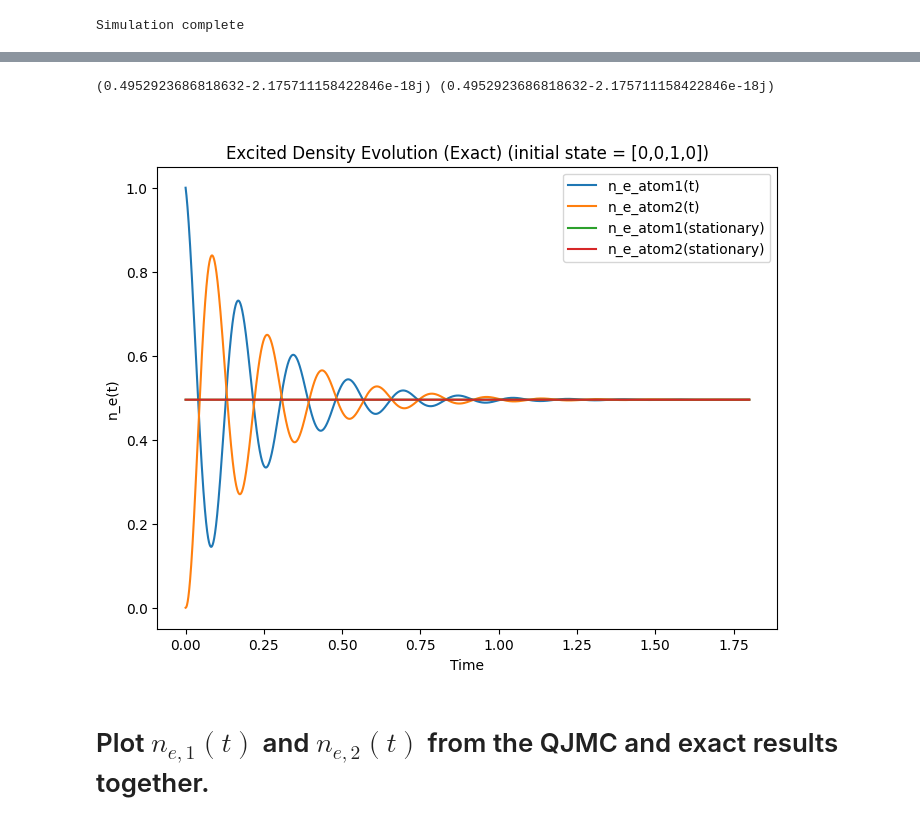
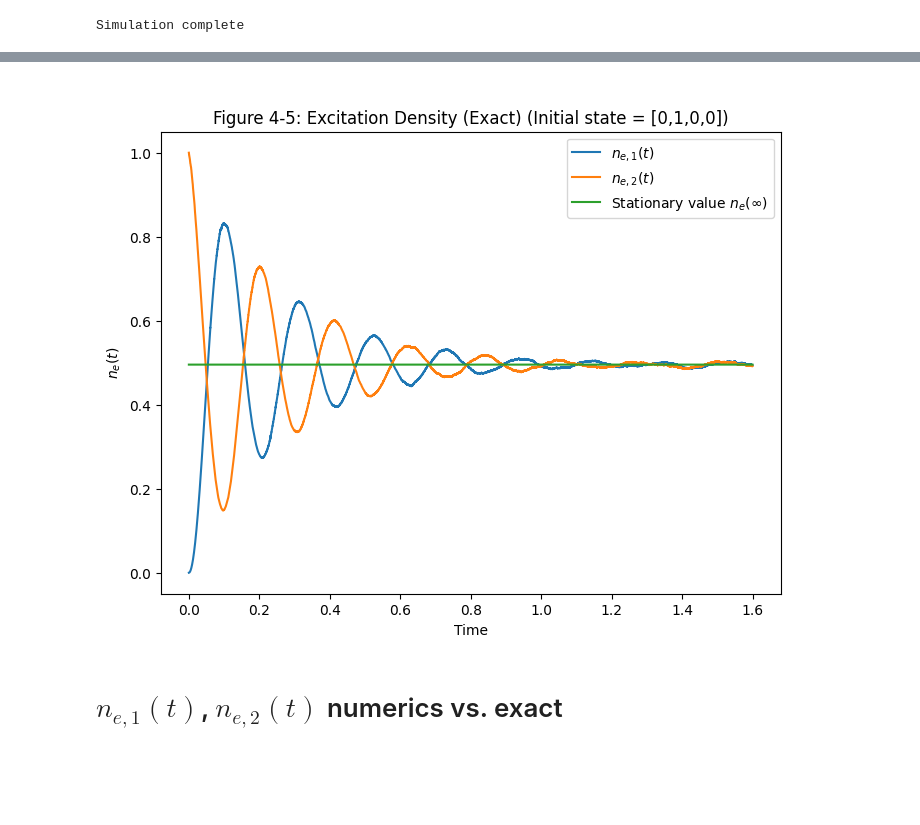
Before and after one commit to JSKao/Computational-Quantum-Many-Body-Physics, a Jupyter notebook: QJMC.ipynb, the cells around one changed output, grey strips where cells are left out. Drawn from its saved outputs; the diff is of its cells as text; code cells hidden in the pictures; blank space fills up the shorter version.

```diff
--- a/QJMC.ipynb
+++ b/QJMC.ipynb
@@ -403,17 +423,20 @@ for n in range(N):
     N_ne1_sum += N_ne1_values[n]
     N_ne2_sum += N_ne2_values[n]
 
-N_ne1_avg = N_ne1_sum / N
-N_ne2_avg = N_ne2_sum / N
+ne_avg2 = [[],[]]
+avg1 = N_ne1_sum / N
+avg2 = N_ne2_sum / N
+ne_avg2[0].append(avg1)
+ne_avg2[0].append(avg2)
 
 
 plt.figure(figsize=(8,6))
-plt.plot(time_values, N_ne1_avg, label='ne_atom1(t)')
-plt.plot(time_values, N_ne2_avg, label='ne_atom2(t)')
+plt.plot(time_values, ne_avg2[0][0], label=r'$n_{e,1}(t)$')
+plt.plot(time_values, ne_avg2[0][1], label=r'$n_{e,2}(t)$')
 
-plt.title('Figure 4-1: Excited Density Evolution(QJMC) (initial state = [1,0,0,0])')
+plt.title('Figure 4-1: Excitation Density (QJMC) (initial state = [1,0,0,0])')
 plt.xlabel('Time')
-plt.ylabel('n_e(t)')
+plt.ylabel(r'$n_e(t)$')
 plt.legend()
 plt.show()
 # %% [output]
@@ -475,3 +622,19 @@ print("Simulation complete")
 Simulation complete
 # %% [markdown]
 <a id="Figure4"></a>
+# %%
+time_values = time_values[:t_length]
+for n in range(N):
+    N_ne1_values[n]=N_ne1_values[n][:t_length]
+    N_ne2_values[n]=N_ne2_values[n][:t_length]
+
+N_ne1_sum = np.array([0+0j]*len(N_ne1_values[0]), dtype=complex)
+N_ne2_sum = np.array([0+0j]*len(N_ne2_values[0]), dtype=complex)
+for n in range(N):
+    N_ne1_sum += N_ne1_values[n]
+    N_ne2_sum += N_ne2_values[n]
+
+avg1 = N_ne1_sum / N
+avg2 = N_ne2_sum / N
+ne_avg2[1].append(avg1)
+ne_avg2[1].append(avg2)
@@ -580,27 +740,21 @@ for t in time_values:
-# %%
-# n_e1 and n_e2 of stationary state
-print(n_e_1_infty,n_e_2_infty)
-# %% [output]
-(0.4952923686818632-2.175711158422846e-18j) (0.4952923686818632-2.175711158422846e-18j)
 # %% [markdown]
-<a id="Figure5"></a>
+<a id="Figure4-5"></a>
 # %%
 # Plot
-
 plt.figure(figsize=(8,6))
 
-plt.plot(time_values, n_e_1, label='n_e_atom1(t)')
-plt.plot(time_values, n_e_2, label='n_e_atom2(t)')
-plt.plot(time_values, n_e_1_infty_values, label='n_e_atom1(stationary)')
-plt.plot(time_values, n_e_2_infty_values, label='n_e_atom2(stationary)')
-plt.title('Figure 5: Excited Density Evolution (Exact) (initial state = [0,1,0,0])')
+plt.plot(time_values, ne_avg2[1][0], label=r'$n_{e,1}(t)$')
+plt.plot(time_values, ne_avg2[1][1], label=r'$n_{e,2}(t)$')
+plt.plot(time_values, n_e_1_infty_values, label=r'Stationary value $n_e(\infty)$')
+
+plt.title('Figure 4-5: Excitation Density (Exact) (Initial state = [0,1,0,0])')
 
 
 plt.xlabel('Time')
-plt.ylabel('n_e(t)')
+plt.ylabel(r'$n_e(t)$')
 plt.legend()
 plt.show()
 # %% [output]
-[figure, old version]
+[figure, new version]
 # %% [markdown]
-# Plot $n_{e,1}(t)$ and $n_{e,2}(t)$ from the QJMC and exact results together.
+# $n_{e,1}(t)$, $n_{e,2}(t)$ numerics vs. exact
```
Also changed, not shown: parts of 44 cells of this notebook.
